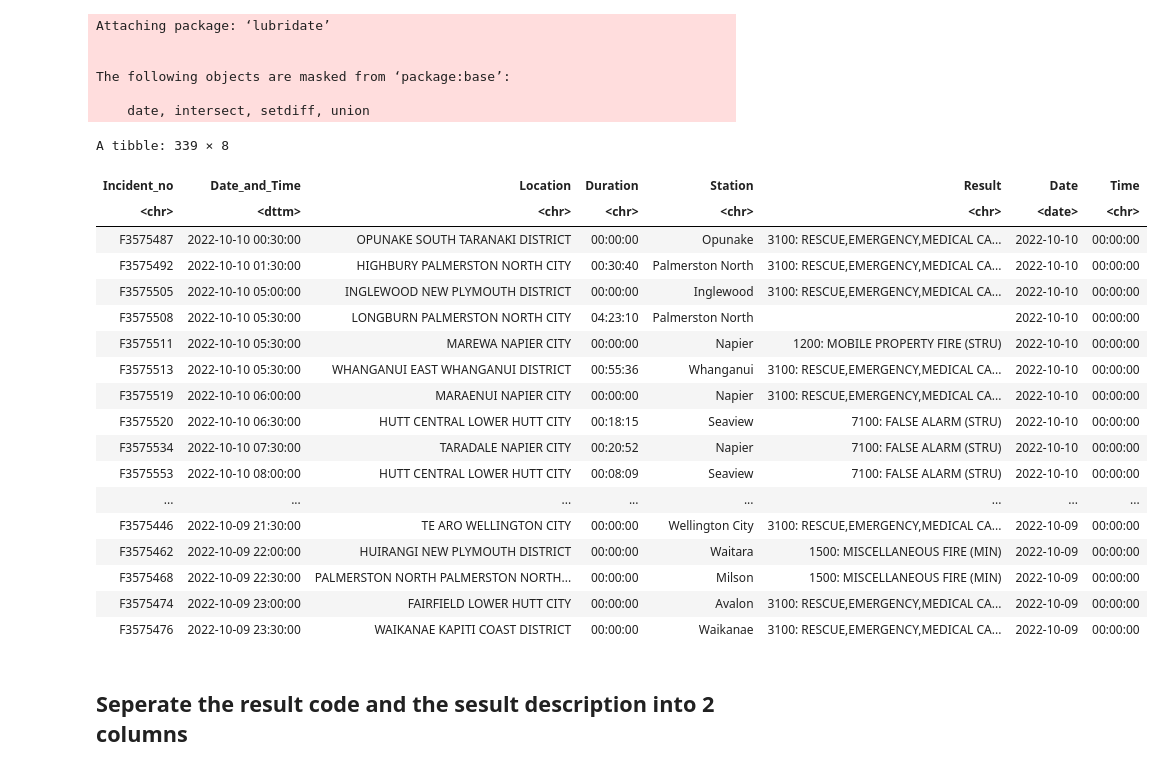
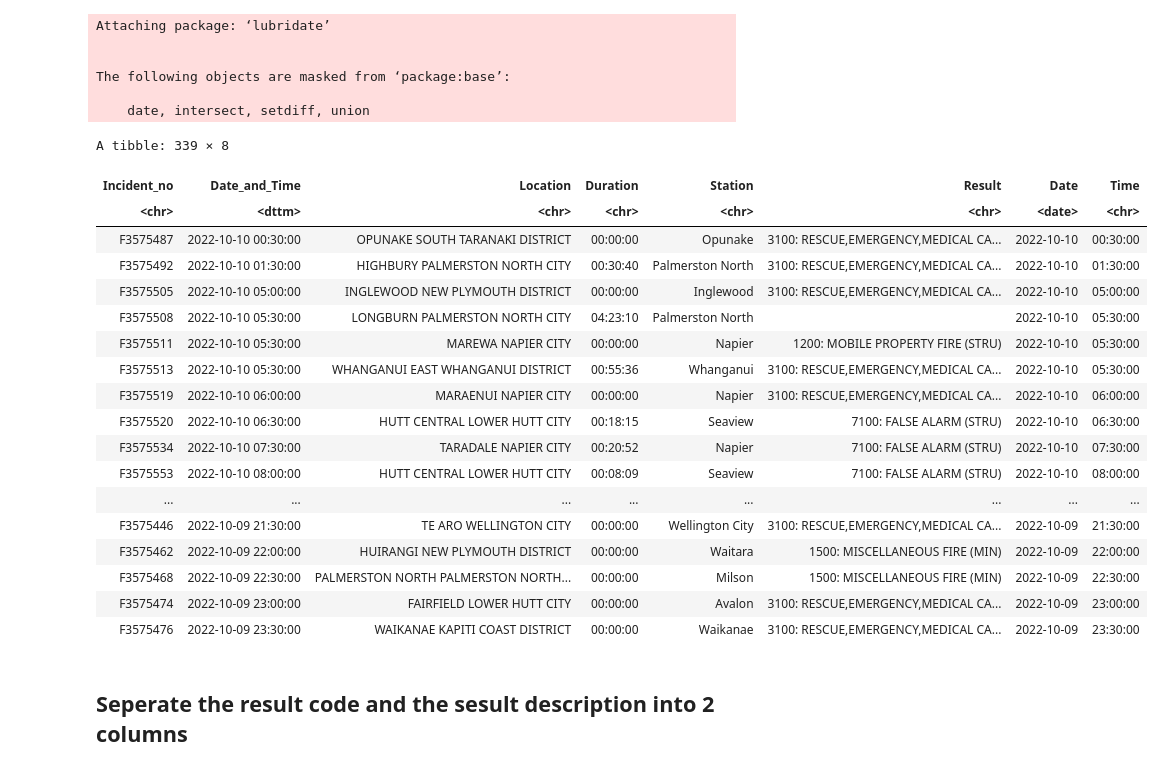
Before and after one commit to dianame10/DATA201, a Jupyter notebook: Fire-incident-data.ipynb, the cells around one changed output. Cells and saved outputs as stored; diff of their text form; code cells hidden in the pictures.

Commit message:
Fix the time with jee chee

```diff
--- a/Fire-incident-data.ipynb
+++ b/Fire-incident-data.ipynb
@@ -329,31 +329,32 @@ The following objects are masked from ‘package:base’:
 # %%
 # get_date <- function(datetime) {
 #     the_time <- strsplit(datetime, split=" ")
 #     return(the_time[[1]][2])
 # }
 # the_tibble
-the_tibble <- the_tibble %>% mutate(Date = date(Date_and_Time)) %>% mutate(Time = format(Date, format = "%H:%M:%S"))
+
+the_tibble <- the_tibble %>% mutate(Date = date(Date_and_Time)) %>% mutate(Time = format(Date_and_Time, format = "%H:%M:%S"))
 the_tibble
 # %% [output]
 A tibble: 339 × 8
 | Incident_no | Date_and_Time | Location | Duration | Station | Result | Date | Time |
 | <chr> | <dttm> | <chr> | <chr> | <chr> | <chr> | <date> | <chr> |
-| F3575487 | 2022-10-10 00:30:00 | OPUNAKE SOUTH TARANAKI DISTRICT | 00:00:00 | Opunake | 3100: RESCUE,EMERGENCY,MEDICAL CA... | 2022-10-10 | 00:00:00 |
-| F3575492 | 2022-10-10 01:30:00 | HIGHBURY PALMERSTON NORTH CITY | 00:30:40 | Palmerston North | 3100: RESCUE,EMERGENCY,MEDICAL CA... | 2022-10-10 | 00:00:00 |
-| F3575505 | 2022-10-10 05:00:00 | INGLEWOOD NEW PLYMOUTH DISTRICT | 00:00:00 | Inglewood | 3100: RESCUE,EMERGENCY,MEDICAL CA... | 2022-10-10 | 00:00:00 |
-| F3575508 | 2022-10-10 05:30:00 | LONGBURN PALMERSTON NORTH CITY | 04:23:10 | Palmerston North |  | 2022-10-10 | 00:00:00 |
-| F3575511 | 2022-10-10 05:30:00 | MAREWA NAPIER CITY | 00:00:00 | Napier | 1200: MOBILE PROPERTY FIRE (STRU) | 2022-10-10 | 00:00:00 |
-| F3575513 | 2022-10-10 05:30:00 | WHANGANUI EAST WHANGANUI DISTRICT | 00:55:36 | Whanganui | 3100: RESCUE,EMERGENCY,MEDICAL CA... | 2022-10-10 | 00:00:00 |
-| F3575519 | 2022-10-10 06:00:00 | MARAENUI NAPIER CITY | 00:00:00 | Napier | 3100: RESCUE,EMERGENCY,MEDICAL CA... | 2022-10-10 | 00:00:00 |
-| F3575520 | 2022-10-10 06:30:00 | HUTT CENTRAL LOWER HUTT CITY | 00:18:15 | Seaview | 7100: FALSE ALARM (STRU) | 2022-10-10 | 00:00:00 |
-| F3575534 | 2022-10-10 07:30:00 | TARADALE NAPIER CITY | 00:20:52 | Napier | 7100: FALSE ALARM (STRU) | 2022-10-10 | 00:00:00 |
-| F3575553 | 2022-10-10 08:00:00 | HUTT CENTRAL LOWER HUTT CITY | 00:08:09 | Seaview | 7100: FALSE ALARM (STRU) | 2022-10-10 | 00:00:00 |
+| F3575487 | 2022-10-10 00:30:00 | OPUNAKE SOUTH TARANAKI DISTRICT | 00:00:00 | Opunake | 3100: RESCUE,EMERGENCY,MEDICAL CA... | 2022-10-10 | 00:30:00 |
+| F3575492 | 2022-10-10 01:30:00 | HIGHBURY PALMERSTON NORTH CITY | 00:30:40 | Palmerston North | 3100: RESCUE,EMERGENCY,MEDICAL CA... | 2022-10-10 | 01:30:00 |
+| F3575505 | 2022-10-10 05:00:00 | INGLEWOOD NEW PLYMOUTH DISTRICT | 00:00:00 | Inglewood | 3100: RESCUE,EMERGENCY,MEDICAL CA... | 2022-10-10 | 05:00:00 |
+| F3575508 | 2022-10-10 05:30:00 | LONGBURN PALMERSTON NORTH CITY | 04:23:10 | Palmerston North |  | 2022-10-10 | 05:30:00 |
+| F3575511 | 2022-10-10 05:30:00 | MAREWA NAPIER CITY | 00:00:00 | Napier | 1200: MOBILE PROPERTY FIRE (STRU) | 2022-10-10 | 05:30:00 |
+| F3575513 | 2022-10-10 05:30:00 | WHANGANUI EAST WHANGANUI DISTRICT | 00:55:36 | Whanganui | 3100: RESCUE,EMERGENCY,MEDICAL CA... | 2022-10-10 | 05:30:00 |
+| F3575519 | 2022-10-10 06:00:00 | MARAENUI NAPIER CITY | 00:00:00 | Napier | 3100: RESCUE,EMERGENCY,MEDICAL CA... | 2022-10-10 | 06:00:00 |
+| F3575520 | 2022-10-10 06:30:00 | HUTT CENTRAL LOWER HUTT CITY | 00:18:15 | Seaview | 7100: FALSE ALARM (STRU) | 2022-10-10 | 06:30:00 |
+| F3575534 | 2022-10-10 07:30:00 | TARADALE NAPIER CITY | 00:20:52 | Napier | 7100: FALSE ALARM (STRU) | 2022-10-10 | 07:30:00 |
+| F3575553 | 2022-10-10 08:00:00 | HUTT CENTRAL LOWER HUTT CITY | 00:08:09 | Seaview | 7100: FALSE ALARM (STRU) | 2022-10-10 | 08:00:00 |
 | ... | ... | ... | ... | ... | ... | ... | ... |
-| F3575446 | 2022-10-09 21:30:00 | TE ARO WELLINGTON CITY | 00:00:00 | Wellington City | 3100: RESCUE,EMERGENCY,MEDICAL CA... | 2022-10-09 | 00:00:00 |
-| F3575462 | 2022-10-09 22:00:00 | HUIRANGI NEW PLYMOUTH DISTRICT | 00:00:00 | Waitara | 1500: MISCELLANEOUS FIRE (MIN) | 2022-10-09 | 00:00:00 |
-| F3575468 | 2022-10-09 22:30:00 | PALMERSTON NORTH PALMERSTON NORTH... | 00:00:00 | Milson | 1500: MISCELLANEOUS FIRE (MIN) | 2022-10-09 | 00:00:00 |
-| F3575474 | 2022-10-09 23:00:00 | FAIRFIELD LOWER HUTT CITY | 00:00:00 | Avalon | 3100: RESCUE,EMERGENCY,MEDICAL CA... | 2022-10-09 | 00:00:00 |
-| F3575476 | 2022-10-09 23:30:00 | WAIKANAE KAPITI COAST DISTRICT | 00:00:00 | Waikanae | 3100: RESCUE,EMERGENCY,MEDICAL CA... | 2022-10-09 | 00:00:00 |
+| F3575446 | 2022-10-09 21:30:00 | TE ARO WELLINGTON CITY | 00:00:00 | Wellington City | 3100: RESCUE,EMERGENCY,MEDICAL CA... | 2022-10-09 | 21:30:00 |
+| F3575462 | 2022-10-09 22:00:00 | HUIRANGI NEW PLYMOUTH DISTRICT | 00:00:00 | Waitara | 1500: MISCELLANEOUS FIRE (MIN) | 2022-10-09 | 22:00:00 |
+| F3575468 | 2022-10-09 22:30:00 | PALMERSTON NORTH PALMERSTON NORTH... | 00:00:00 | Milson | 1500: MISCELLANEOUS FIRE (MIN) | 2022-10-09 | 22:30:00 |
+| F3575474 | 2022-10-09 23:00:00 | FAIRFIELD LOWER HUTT CITY | 00:00:00 | Avalon | 3100: RESCUE,EMERGENCY,MEDICAL CA... | 2022-10-09 | 23:00:00 |
+| F3575476 | 2022-10-09 23:30:00 | WAIKANAE KAPITI COAST DISTRICT | 00:00:00 | Waikanae | 3100: RESCUE,EMERGENCY,MEDICAL CA... | 2022-10-09 | 23:30:00 |
 # %% [markdown]
 ## Seperate the result code and the sesult description into 2 columns
 # %%
```
